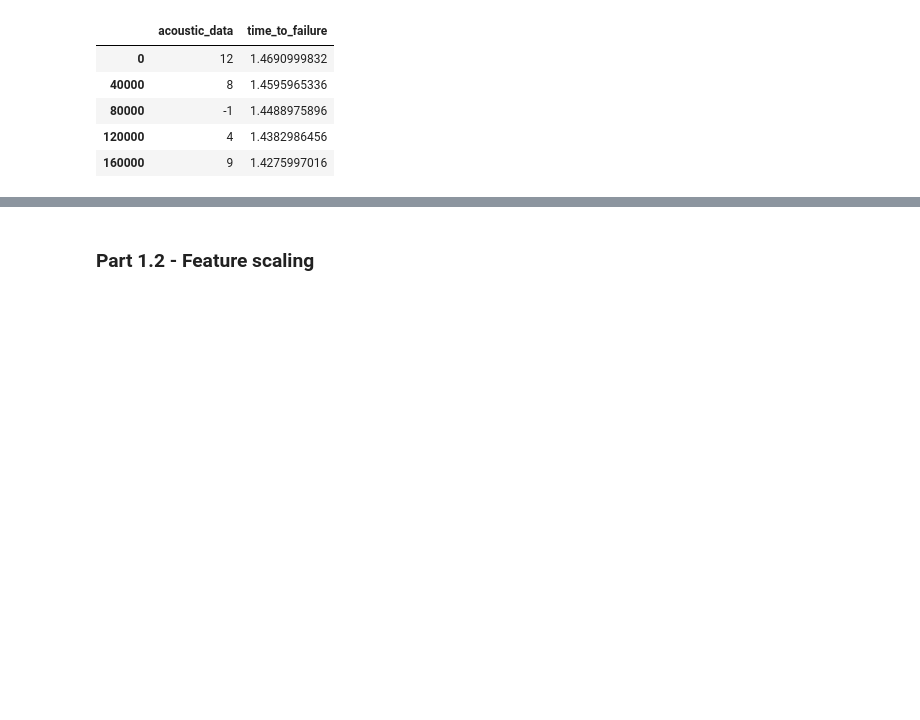
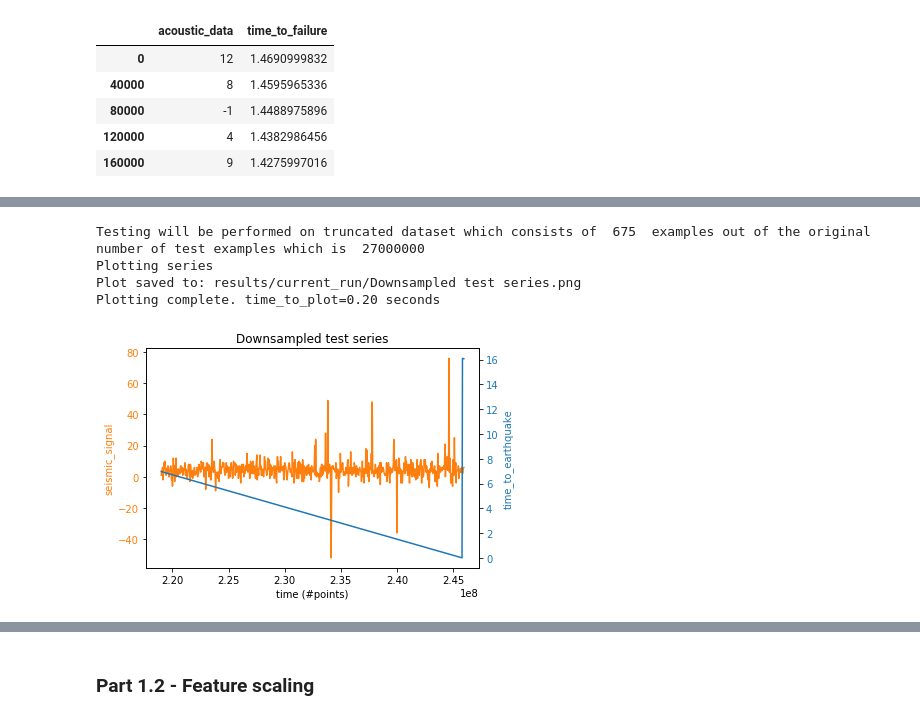
Before and after one commit to sgamage2/ece-9309-ml-project, a Jupyter notebook: LANL_NB.ipynb, the cells around one changed output, grey strips where cells are left out. Cells and saved outputs as stored; diff of their text form; code cells hidden in the pictures; blank space fills up the shorter version.

```diff
--- a/LANL_NB.ipynb
+++ b/LANL_NB.ipynb
@@ -319,16 +345,22 @@ dataset_valid.head()
 # %%
 # Import test set
 """Temporary: we downsample the testing datatset to reduce time!"""
 dataset_test = test_df.iloc[::params.down_sample, :]
-true_test_time = dataset_test.iloc[:, 1].values
+
 print("Testing will be performed on truncated dataset which consists of ", dataset_test.shape[0],
       " examples out of the original number of test examples which is ", test_df.shape[0])
 
-utility.plot_series(dataset_test, "Downsampled test series", params.results_dir)
+final_test_set = dataset_test
 
-dataset_total = pd.concat((dataset_train['acoustic_data'], dataset_test['acoustic_data']), axis = 0)
-final_test_set = dataset_total[len(dataset_total) - len(dataset_test) - params.time_steps:].values
-final_test_set = final_test_set.reshape(-1,1)
+utility.plot_series(final_test_set, "Downsampled test series", params.results_dir)
+
+final_test_set = final_test_set.values
+# %% [output]
+Testing will be performed on truncated dataset which consists of  675  examples out of the original number of test examples which is  27000000
+Plotting series
+Plot saved to: results/current_run/Downsampled test series.png
+Plotting complete. time_to_plot=0.20 seconds
+[figure, added]
 # %%
 dataset_test.info()
 dataset_test.head()
```
Also changed, not shown: parts of 27 cells of this notebook, 1 other file.
